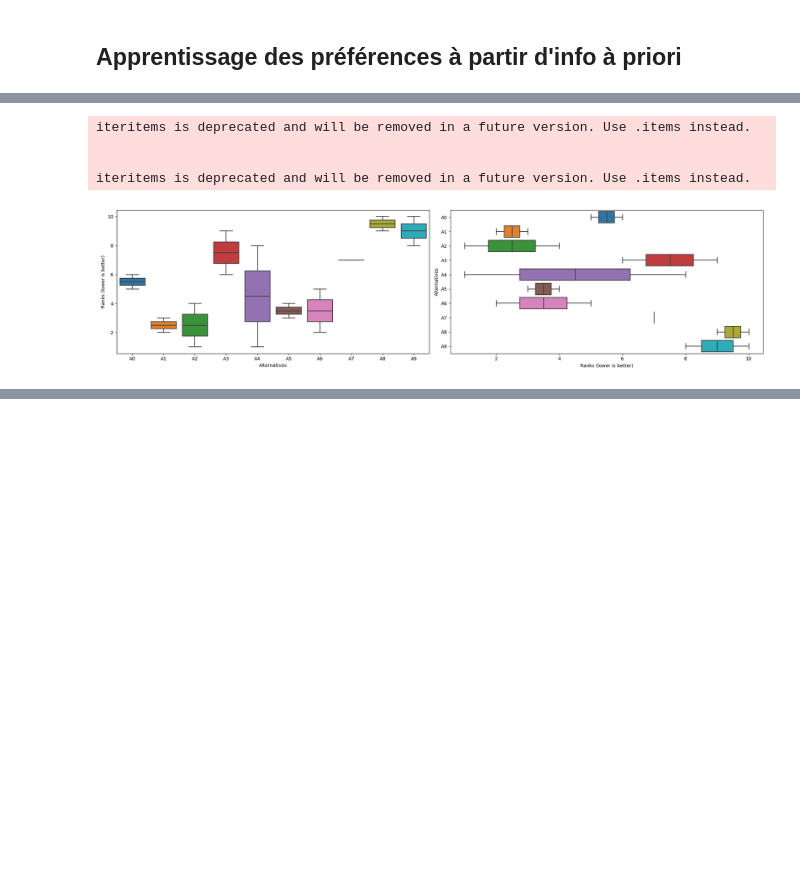
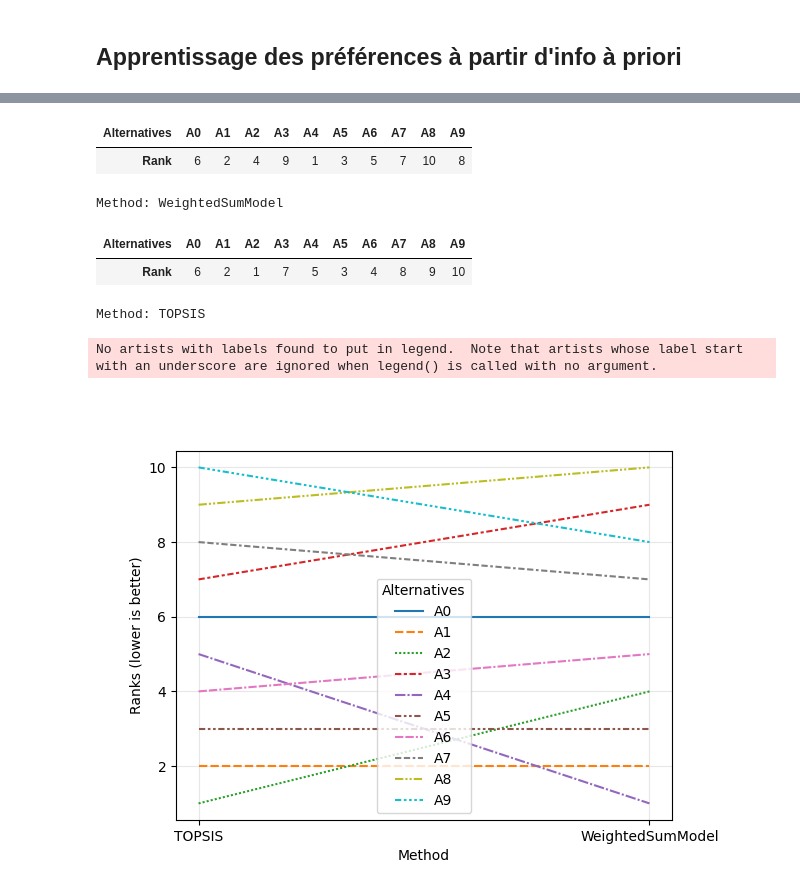
Before and after one commit to KarKhaldi/Projet_SDP, a Jupyter notebook: main.ipynb, the cells around one changed output, grey strips where cells are left out. Cells and saved outputs as stored; diff of their text form; code cells hidden in the pictures; blank space fills up the shorter version.

```diff
--- a/main.ipynb
+++ b/main.ipynb
@@ -619,13 +384,0 @@ fig.tight_layout();
-# %%
-fig, axs = plt.subplots(1, 2, figsize=(20, 5))
-
-rcmp.plot.box(ax=axs[0])
-rcmp.plot.box(ax=axs[1], orient="h")
-
-fig.tight_layout();
-# %% [output]
-iteritems is deprecated and will be removed in a future version. Use .items instead.
-
-
-iteritems is deprecated and will be removed in a future version. Use .items instead.
-[figure, removed]
@@ -631,0 +404,58 @@ iteritems is deprecated and will be removed in a future version. Use .items inst
+# %%
+dataframe_solutions = pd.DataFrame(columns=["NBR_SHIFTS","MAX_DAYS_PER_PROJEJT","GAIN"])
+for i,j,k in non_dominated_sol.keys():
+    dataframe_solutions = dataframe_solutions.append(pd.DataFrame([[i,j,k]],
+                                                                 columns = ["NBR_SHIFTS","MAX_DAYS_PER_PROJEJT","GAIN"]))
+dataframe_solutions = dataframe_solutions.reset_index(drop=True)
+
+matrix = dataframe_solutions.values
+
+
+
+dm = skc.mkdm(
+matrix,
+[min, min, max],
+weights=[0.02, 0.02, 1-0.02*2],
+criteria=["nbr shifts", "max days", "gain"],
+)
+
+
+
+ws_pipe = mkpipe(
+    InvertMinimize(),
+    FilterNonDominated(),
+    SumScaler(target="weights"),
+    VectorScaler(target="matrix"),
+    WeightedSumModel(),
+)
+
+
+tp_pipe = mkpipe(
+    NegateMinimize(),
+    FilterNonDominated(),
+    SumScaler(target="weights"),
+    VectorScaler(target="matrix"),
+    TOPSIS(),
+)
+
+wsum_result = ws_pipe.evaluate(dm)
+tp_result = tp_pipe.evaluate(dm)
+
+display(wsum_result, tp_result)
+
+RanksComparator([("ts", tp_result), ("ws", wsum_result)])
+rcmp = mkrank_cmp(tp_result, wsum_result)
+
+
+
+rcmp.to_dataframe()
+
+
+fig = plt.figure()
+ax = plt.subplot(111)
+box = ax.get_position()
+ax.legend(loc='upper center', bbox_to_anchor=(0.5, -0.05),
+          fancybox=True, shadow=True, ncol=5)
+rcmp.plot.flow()
+plt.show()
+# %% [output]
@@ -631,0 +479,8 @@ iteritems is deprecated and will be removed in a future version. Use .items inst
+| Alternatives | A0 | A1 | A2 | A3 | A4 | A5 | A6 | A7 | A8 | A9 |
+| Rank | 6 | 2 | 4 | 9 | 1 | 3 | 5 | 7 | 10 | 8 |
+Method: WeightedSumModel
+| Alternatives | A0 | A1 | A2 | A3 | A4 | A5 | A6 | A7 | A8 | A9 |
+| Rank | 6 | 2 | 1 | 7 | 5 | 3 | 4 | 8 | 9 | 10 |
+Method: TOPSIS
+No artists with labels found to put in legend.  Note that artists whose label start with an underscore are ignored when legend() is called with no argument.
+[figure, added]
```
Also changed, not shown: parts of 28 cells of this notebook.
